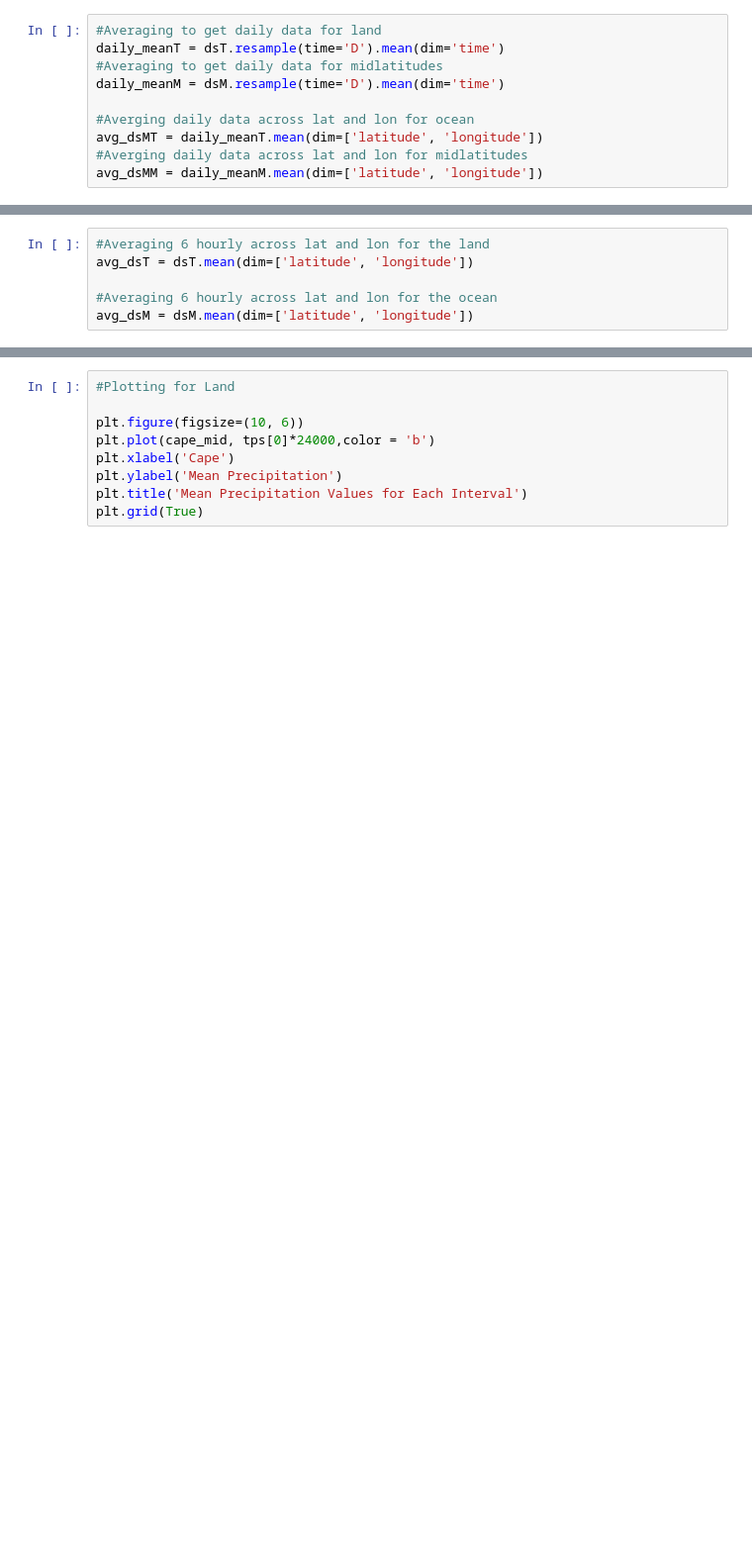
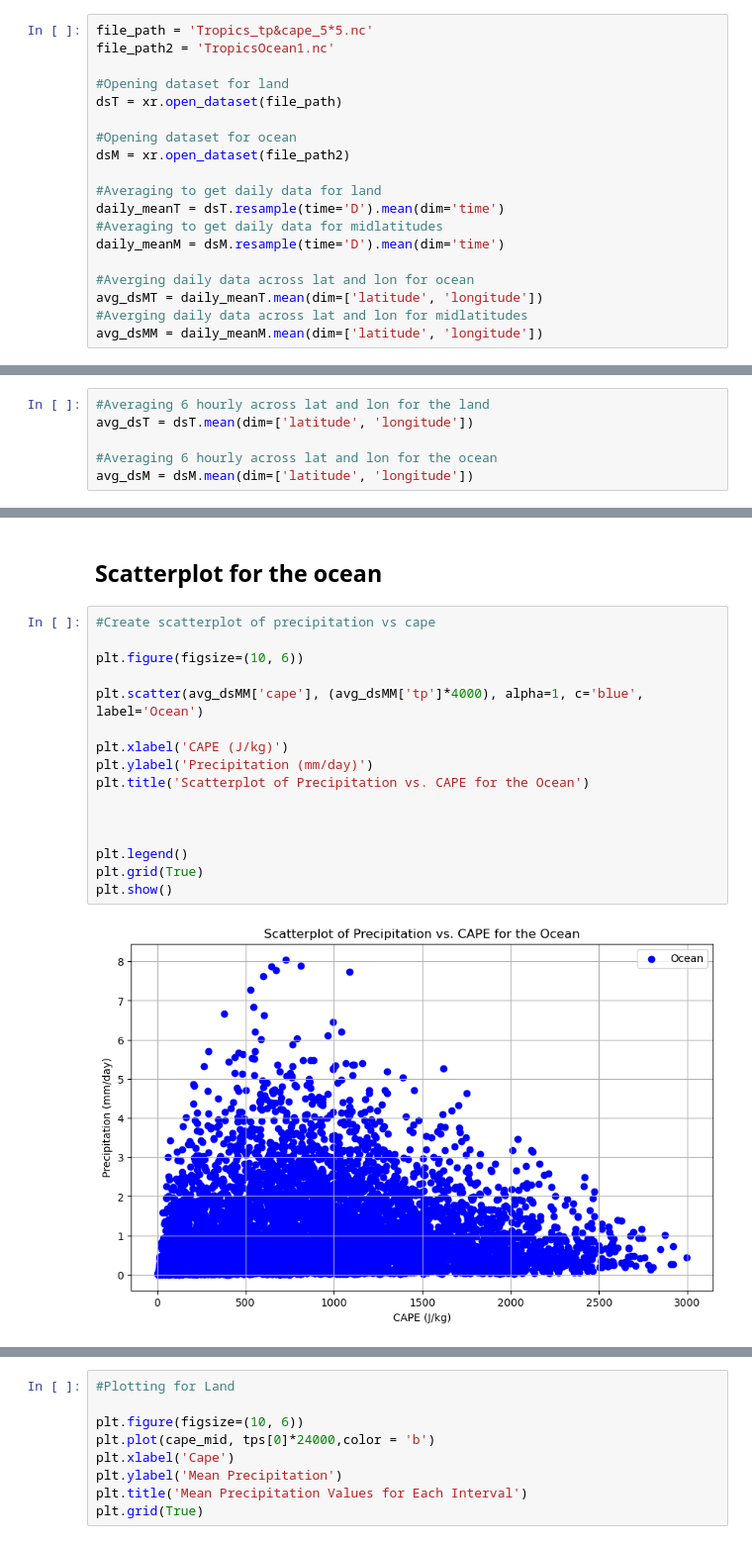
Before and after one commit to VarinR/Atmospheric-Science, a Jupyter notebook: Tropics_1.ipynb, the cells around one changed output, grey strips where cells are left out. Shown at 99% size. Drawn from its saved outputs; the diff is of its cells as text; blank space fills up the shorter version.

```diff
--- a/Tropics_1.ipynb
+++ b/Tropics_1.ipynb
@@ -24,4 +17,13 @@ dsM = xr.open_dataset(file_path2)
 # %%
+file_path = 'Tropics_tp&cape_5*5.nc'
+file_path2 = 'TropicsOcean1.nc'
+
+#Opening dataset for land
+dsT = xr.open_dataset(file_path)
+
+#Opening dataset for ocean
+dsM = xr.open_dataset(file_path2)
+
 #Averaging to get daily data for land
 daily_meanT = dsT.resample(time='D').mean(dim='time')
 #Averaging to get daily data for midlatitudes
@@ -77,0 +88,20 @@ plt.show()
+# %% [markdown]
+## Scatterplot for the ocean
+# %%
+#Create scatterplot of precipitation vs cape
+
+plt.figure(figsize=(10, 6))
+
+plt.scatter(avg_dsMM['cape'], (avg_dsMM['tp']*4000), alpha=1, c='blue', label='Ocean')
+
+plt.xlabel('CAPE (J/kg)')
+plt.ylabel('Precipitation (mm/day)')
+plt.title('Scatterplot of Precipitation vs. CAPE for the Ocean')
+
+
+
+plt.legend()
+plt.grid(True)
+plt.show()
+# %% [output]
+[figure, added]
```
Also changed, not shown: parts of 13 cells of this notebook, 1 other file.
